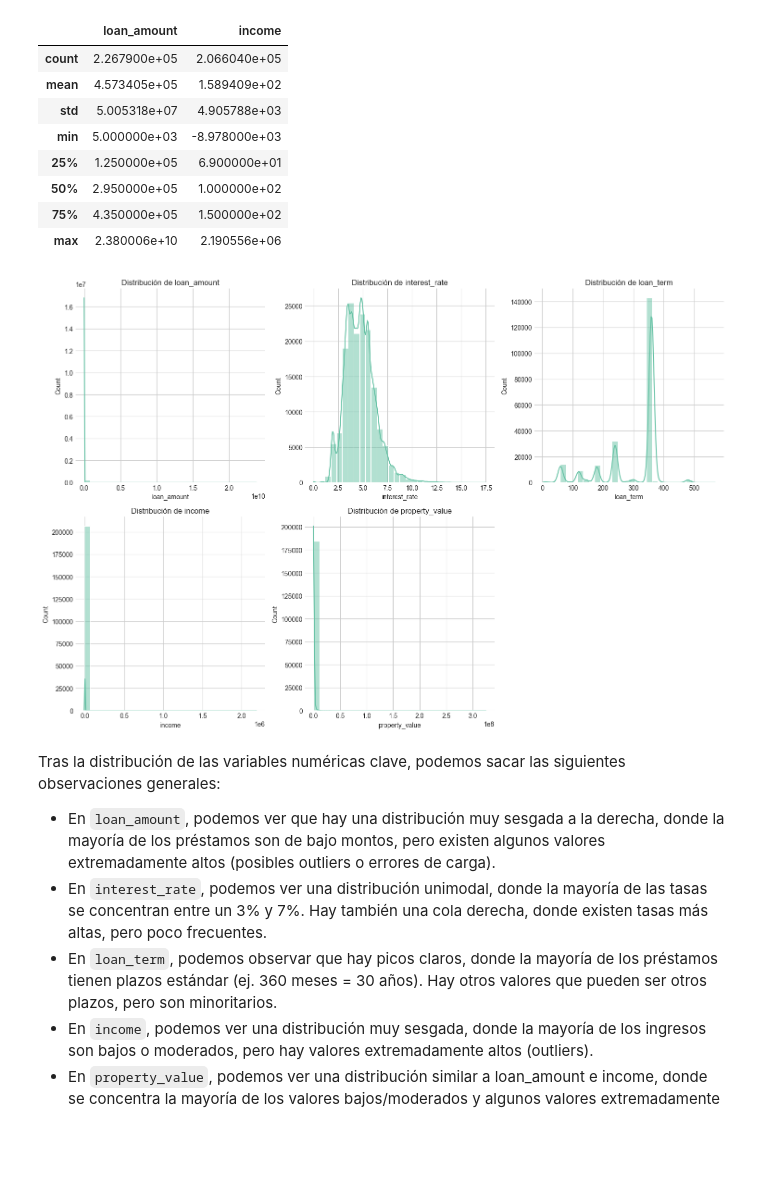
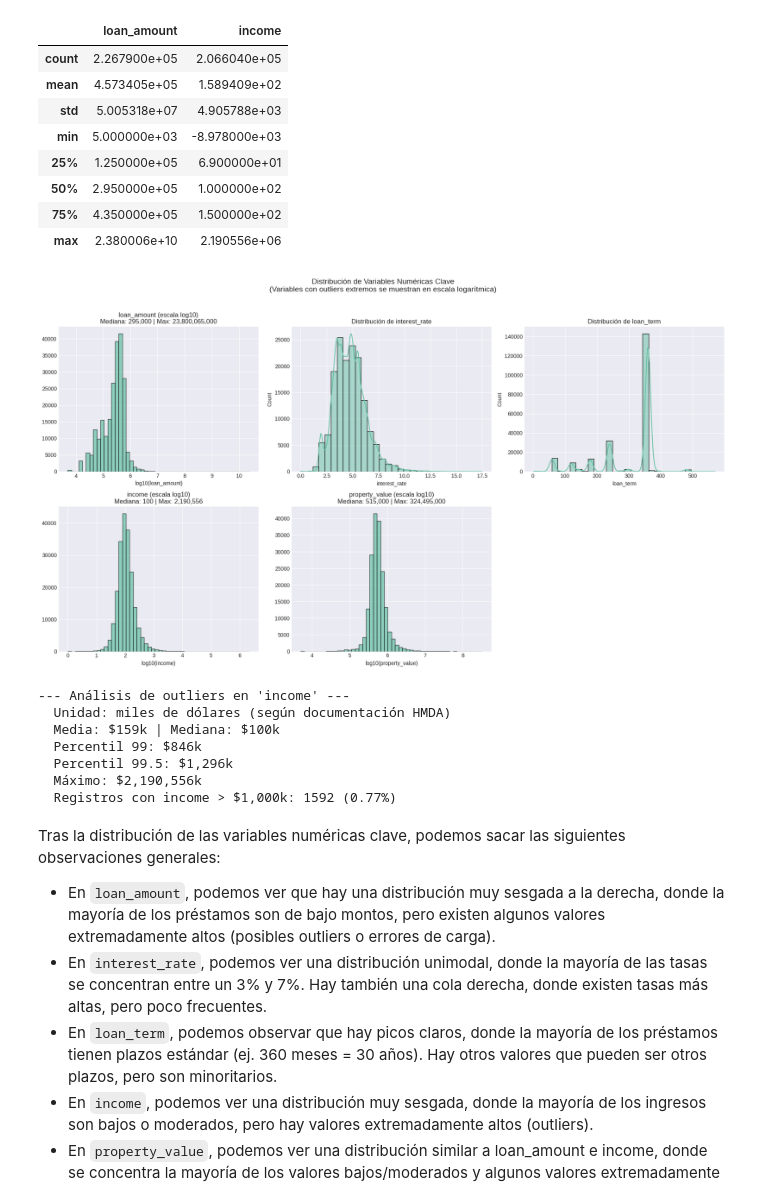
Before and after one commit to thisisrober/hmda-loan-approval-ml-analysis, a Jupyter notebook: notebook.ipynb, the cells around one changed output. Drawn from its saved outputs; the diff is of its cells as text; code cells hidden in the pictures; blank space fills up the shorter version.

```diff
--- a/notebook.ipynb
+++ b/notebook.ipynb
@@ -483,20 +489,65 @@ df_limpio[variables_numericas_clave].describe()
 | 50% | 2.950000e+05 | 1.000000e+02 |
 | 75% | 4.350000e+05 | 1.500000e+02 |
 | max | 2.380006e+10 | 2.190556e+06 |
-# %%
-# Distribución de las variables numéricas clave
-plt.figure(figsize=(15, 10))
-
-for i, var in enumerate(variables_numericas_clave, 1):
-    plt.subplot(2, 3, i)
-    col_data = pd.to_numeric(df_limpio[var], errors='coerce') if df_limpio[var].dtype == 'object' else df_limpio[var]
-    sns.histplot(col_data, bins=30, kde=True)
-    plt.title(f'Distribución de {var}')
-
-plt.tight_layout()
-plt.show()
-# %% [output]
-[figure, removed]
+# %%
+# Distribución de las variables numéricas clave
+
+# La variable 'income' en HMDA está expresada en MILES DE DÓLARES.
+# Además, variables como income, loan_amount y property_value presentan outliers extremos que comprimen la escala visual.
+# Por ello, usamos:
+# - Histograma normal para variables con distribución razonable
+# - Histograma con escala logarítmica para variables con outliers extremos
+
+fig, axes = plt.subplots(2, 3, figsize=(18, 10))
+axes = axes.flatten()
+
+for i, var in enumerate(variables_numericas_clave):
+    ax = axes[i]
+    col_data = pd.to_numeric(df_limpio[var], errors='coerce').dropna()
+
+    # Identificar variables con outliers extremos (ratio max/median > 20)
+    median_val = col_data.median()
+    max_val = col_data.max()
+    tiene_outliers_extremos = (median_val > 0) and (max_val / median_val > 20)
+
+    if tiene_outliers_extremos:
+        # Usar escala logarítmica para variables con outliers extremos
+        col_positiva = col_data[col_data > 0]
+        ax.hist(np.log10(col_positiva), bins=50, edgecolor='black', alpha=0.7)
+        ax.set_xlabel(f'log10({var})')
+        ax.set_title(f'{var} (escala log10)\nMediana: {median_val:,.0f} | Max: {max_val:,.0f}')
+    else:
+        sns.histplot(col_data, bins=30, kde=True, ax=ax)
+        ax.set_title(f'Distribución de {var}')
+
+# Ocultar el subplot vacío si hay número impar de variables
+if len(variables_numericas_clave) < len(axes):
+    for j in range(len(variables_numericas_clave), len(axes)):
+        axes[j].set_visible(False)
+
+plt.suptitle('Distribución de Variables Numéricas Clave\n(Variables con outliers extremos se muestran en escala logarítmica)',
+             fontsize=14, y=1.02)
+plt.tight_layout()
+plt.show()
+
+# Mostrar estadísticas de outliers para income
+print("\n--- Análisis de outliers en 'income' ---")
+income_data = pd.to_numeric(df_limpio['income'], errors='coerce').dropna()
+print(f"  Unidad: miles de dólares (según documentación HMDA)")
+print(f"  Media: ${income_data.mean():,.0f}k | Mediana: ${income_data.median():,.0f}k")
+print(f"  Percentil 99: ${income_data.quantile(0.99):,.0f}k")
+print(f"  Percentil 99.5: ${income_data.quantile(0.995):,.0f}k")
+print(f"  Máximo: ${income_data.max():,.0f}k")
+print(f"  Registros con income > $1,000k: {(income_data > 1000).sum()} ({(income_data > 1000).mean()*100:.2f}%)")
+# %% [output]
+[figure, added]
+--- Análisis de outliers en 'income' ---
+  Unidad: miles de dólares (según documentación HMDA)
+  Media: $159k | Mediana: $100k
+  Percentil 99: $846k
+  Percentil 99.5: $1,296k
+  Máximo: $2,190,556k
+  Registros con income > $1,000k: 1592 (0.77%)
 # %% [markdown]
 Tras la distribución de las variables numéricas clave, podemos sacar las siguientes observaciones generales:
 - En `loan_amount`, podemos ver que hay una distribución muy sesgada a la derecha, donde la mayoría de los préstamos son de bajo montos, pero existen algunos valores extremadamente altos (posibles outliers o errores de carga).
```
Also changed, not shown: parts of 23 cells of this notebook.
